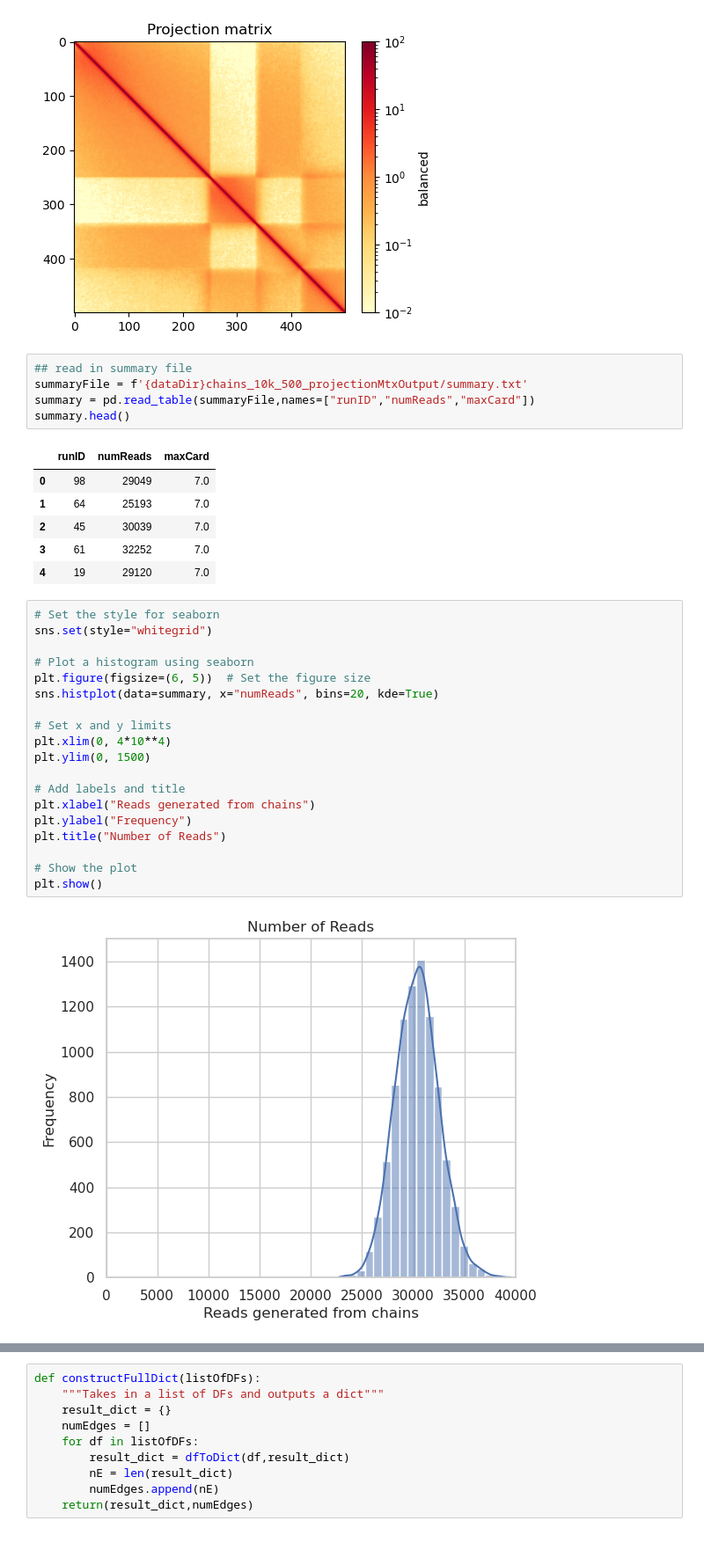
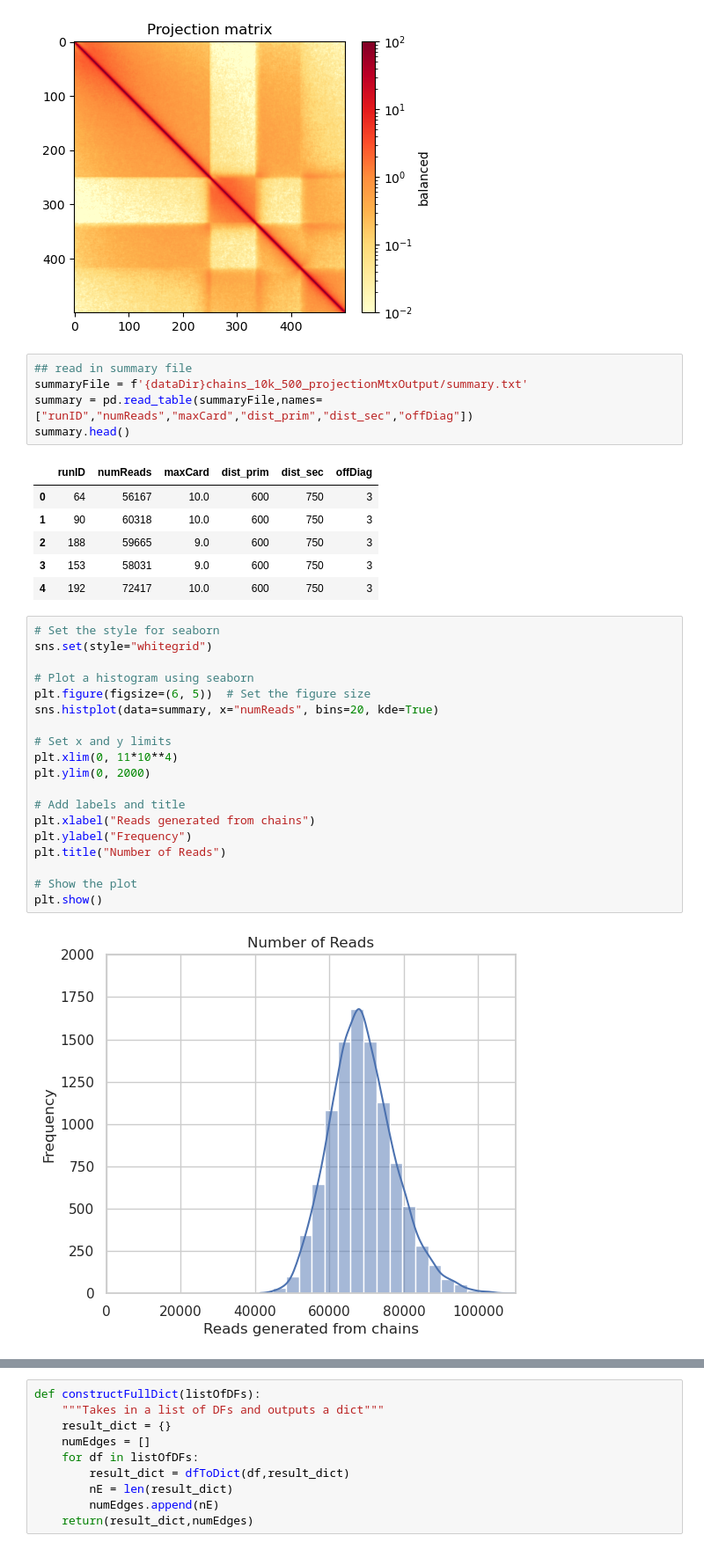
Before and after one commit to noush-joglekar/sporeC_prelim, a Jupyter notebook: scripts/jupyterNB/generatePoreC_fromChains.ipynb, the cells around one changed output, grey strips where cells are left out. Shown at 88% size. Cells and saved outputs as stored; diff of their text form.

```diff
--- a/scripts/jupyterNB/generatePoreC_fromChains.ipynb
+++ b/scripts/jupyterNB/generatePoreC_fromChains.ipynb
@@ -39,36 +44,36 @@ plt.show()
 # %%
 ## read in summary file
 summaryFile = f'{dataDir}chains_10k_500_projectionMtxOutput/summary.txt'
-summary = pd.read_table(summaryFile,names=["runID","numReads","maxCard"])
+summary = pd.read_table(summaryFile,names=["runID","numReads","maxCard","dist_prim","dist_sec","offDiag"])
 summary.head()
 # %% [output]
-|  | runID | numReads | maxCard |
-| 0 | 98 | 29049 | 7.0 |
-| 1 | 64 | 25193 | 7.0 |
-| 2 | 45 | 30039 | 7.0 |
-| 3 | 61 | 32252 | 7.0 |
-| 4 | 19 | 29120 | 7.0 |
+|  | runID | numReads | maxCard | dist_prim | dist_sec | offDiag |
+| 0 | 64 | 56167 | 10.0 | 600 | 750 | 3 |
+| 1 | 90 | 60318 | 10.0 | 600 | 750 | 3 |
+| 2 | 188 | 59665 | 9.0 | 600 | 750 | 3 |
+| 3 | 153 | 58031 | 9.0 | 600 | 750 | 3 |
+| 4 | 192 | 72417 | 10.0 | 600 | 750 | 3 |
 # %%
 # Set the style for seaborn
 sns.set(style="whitegrid")
 
 # Plot a histogram using seaborn
 plt.figure(figsize=(6, 5))  # Set the figure size
 sns.histplot(data=summary, x="numReads", bins=20, kde=True)
 
 # Set x and y limits
-plt.xlim(0, 4*10**4)
-plt.ylim(0, 1500)
+plt.xlim(0, 11*10**4)
+plt.ylim(0, 2000)
 
 # Add labels and title
 plt.xlabel("Reads generated from chains")
 plt.ylabel("Frequency")
 plt.title("Number of Reads")
 
 # Show the plot
 plt.show()
 # %% [output]
-[figure, old version]
+[figure, new version]
 # %%
 # Plot a bar plot using seaborn
 plt.figure(figsize=(6, 4))  # Set the figure size
```
Also changed, not shown: parts of 36 cells of this notebook.
